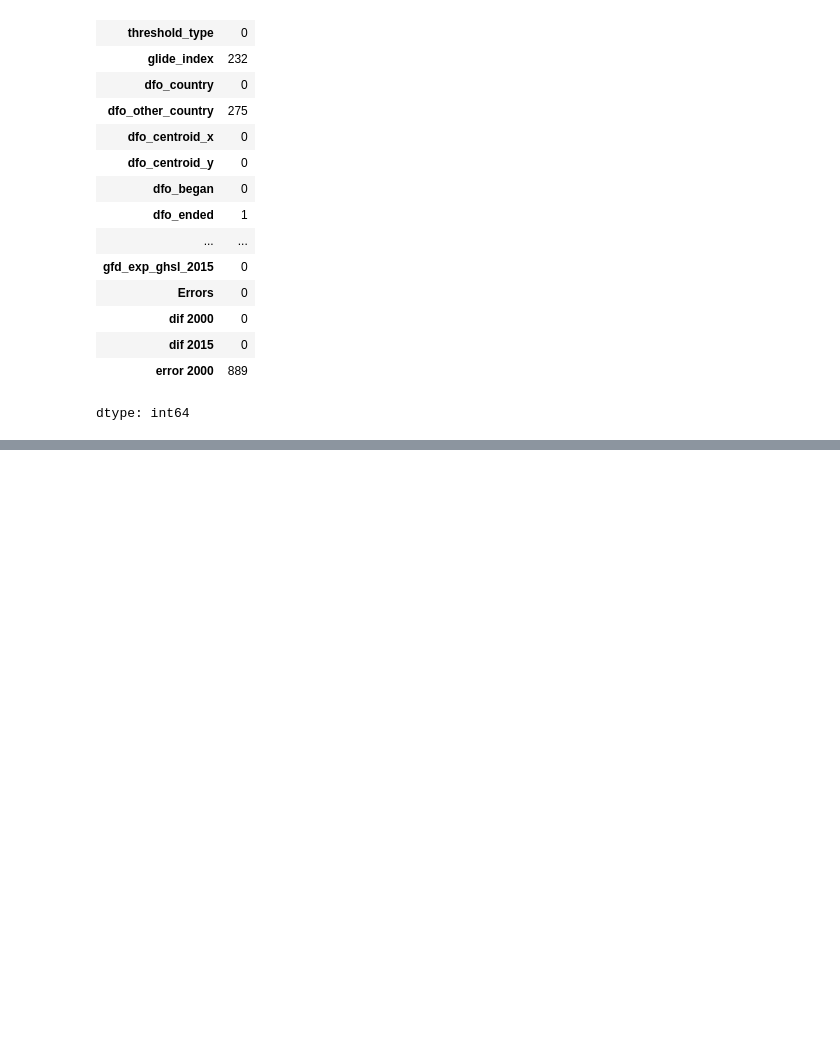
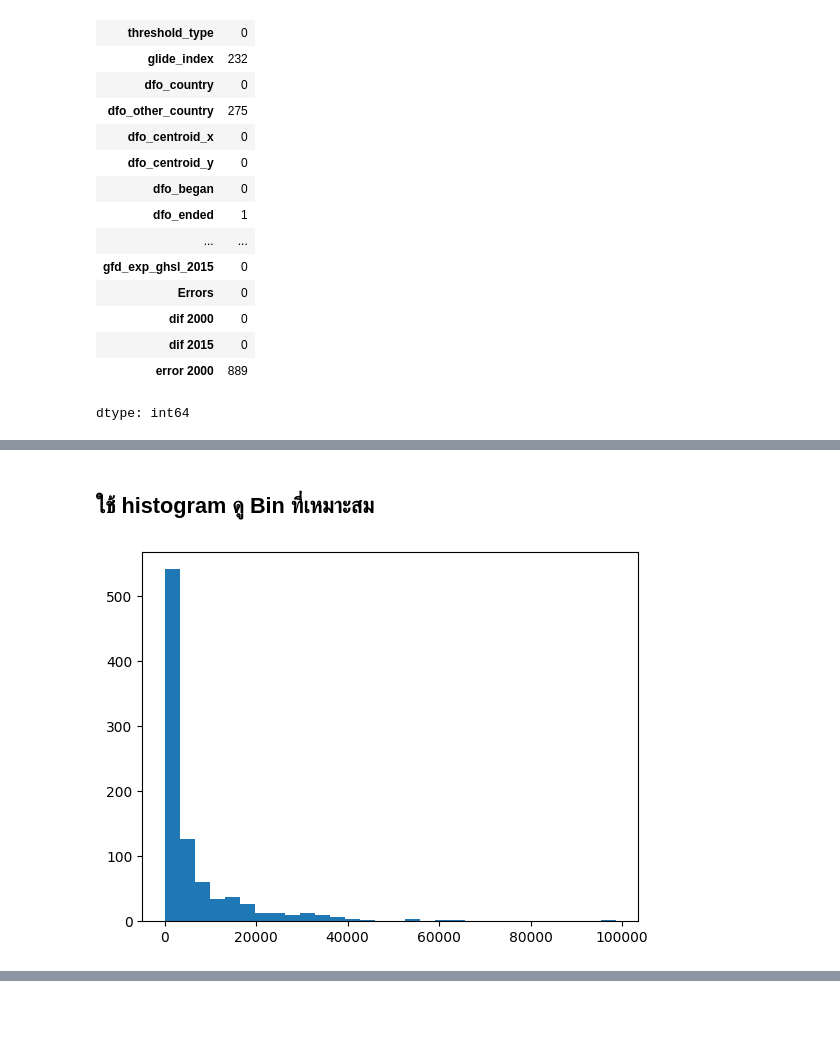
Before and after one commit to aoonging/BSC_DPDM2025, a Jupyter notebook: Ch3_Data_Preprocessing.ipynb, the cells around one changed output, grey strips where cells are left out. Saved outputs shown, nothing was run; the diff lists cells and outputs as text; code cells hidden in the pictures; blank space fills up the shorter version.

```diff
--- a/Ch3_Data_Preprocessing.ipynb
+++ b/Ch3_Data_Preprocessing.ipynb
@@ -249,0 +263,6 @@ dtype: int64
+# %% [markdown]
+## ใช้ histogram ดู Bin ที่เหมาะสม
+# %%
+outputhist = plt.hist(flood['gfd_area'],30)
+# %% [output]
+[figure, added]
```
Also changed, not shown: parts of 27 cells of this notebook.
